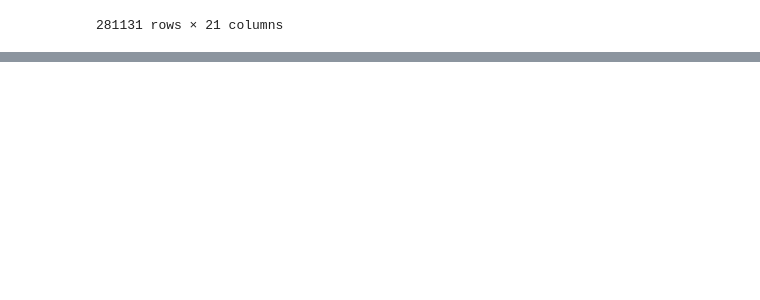
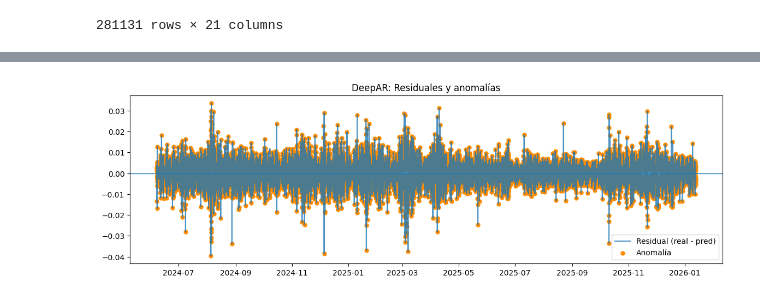
Before and after one commit to treviom90/Anomaly-Detection-in-Crypto, a Jupyter notebook: 10DeepAR.ipynb, the cells around one changed output, grey strips where cells are left out. Cells and saved outputs as stored; diff of their text form; code cells hidden in the pictures; blank space fills up the shorter version.

```diff
--- a/10DeepAR.ipynb
+++ b/10DeepAR.ipynb
@@ -150,0 +187,20 @@ def plot_close_anomalies(df, close_col="close", anomaly_col="anomaly_dagmm", tit
+# %%
+
+def plot_deepar_residuals(df, time_col="open_time", y_col="log_return",
+                          pred_col="deepar_q50", anomaly_col="anomaly_deepar",
+                          title="DeepAR: Residuales y anomalías"):
+    d = df.dropna(subset=[y_col, pred_col]).copy()
+    d["residual"] = d[y_col] - d[pred_col]
+    x = d[time_col] if time_col in d.columns else d.index
+
+    plt.figure(figsize=(14,4))
+    plt.plot(x, d["residual"], label="Residual (real - pred)", alpha=0.8)
+    plt.axhline(0, linewidth=1)
+
+    an = d[d[anomaly_col] == 1]
+    plt.scatter(an[time_col] if time_col in d.columns else an.index, an["residual"],
+                s=25, color="darkorange", label="Anomalía")
+
+    plt.title(title)
+    plt.legend()
+    plt.show()
@@ -203,0 +292,4 @@ plot_close_anomalies(
+# %%
+plot_deepar_residuals(df_scored_deepar)
+# %% [output]
+[figure, added]
```
Also changed, not shown: parts of 8 cells of this notebook, 8 other files.
